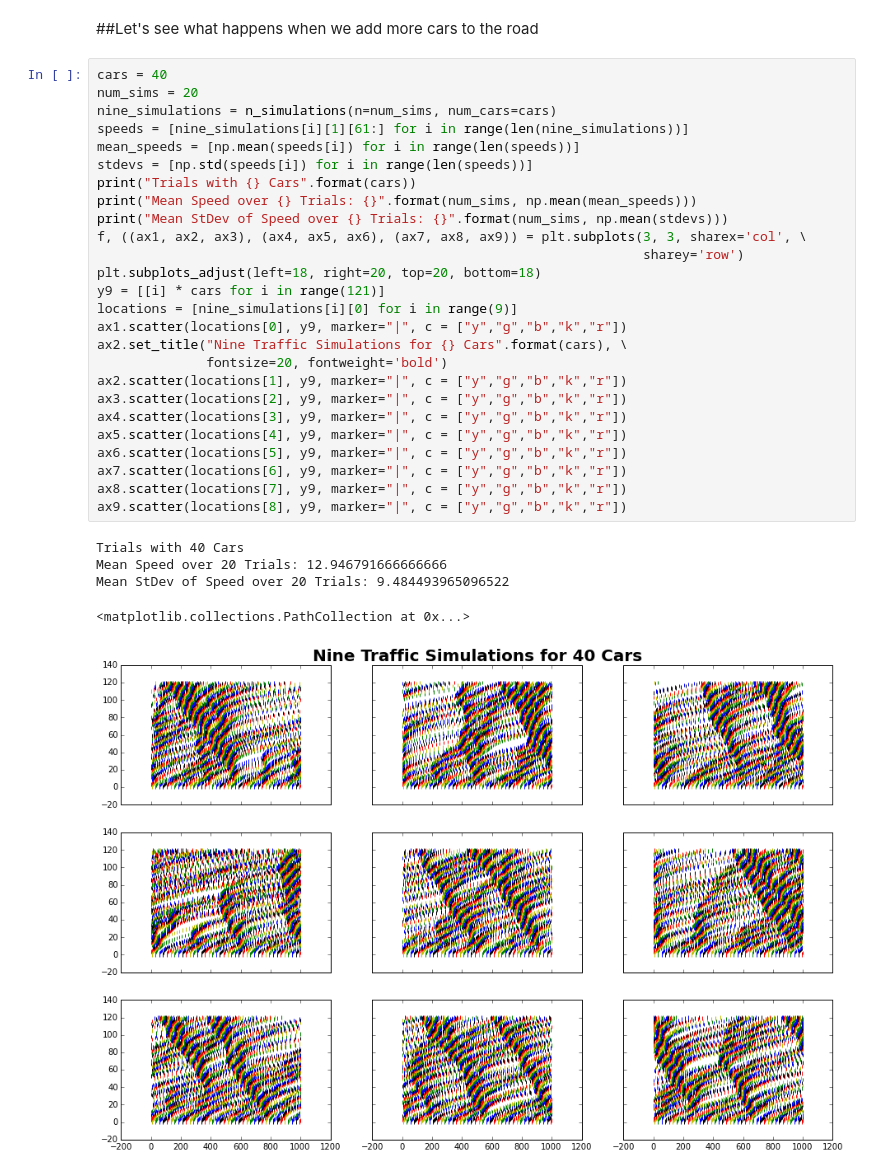
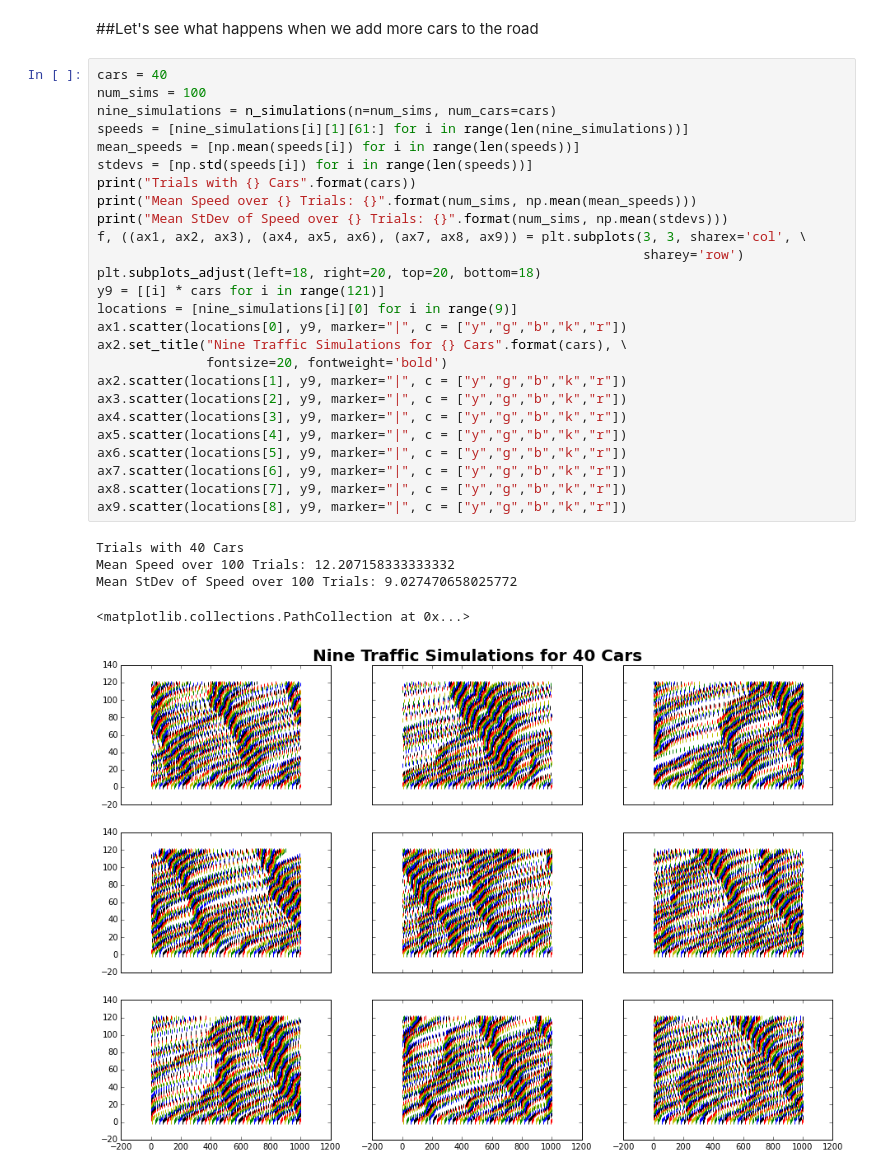
Before and after one commit to tiyd-python-2015-05/traffic-simulation, a Jupyter notebook: Traffic_Study.ipynb, the cells around one changed output. Drawn from its saved outputs; the diff is of its cells as text.

```diff
--- a/Traffic_Study.ipynb
+++ b/Traffic_Study.ipynb
@@ -224,33 +224,33 @@ plt.show()
 ##Let's see what happens when we add more cars to the road
 # %%
 cars = 40
-num_sims = 20
+num_sims = 100
 nine_simulations = n_simulations(n=num_sims, num_cars=cars)
 speeds = [nine_simulations[i][1][61:] for i in range(len(nine_simulations))]
 mean_speeds = [np.mean(speeds[i]) for i in range(len(speeds))]
 stdevs = [np.std(speeds[i]) for i in range(len(speeds))]
 print("Trials with {} Cars".format(cars))
 print("Mean Speed over {} Trials: {}".format(num_sims, np.mean(mean_speeds)))
 print("Mean StDev of Speed over {} Trials: {}".format(num_sims, np.mean(stdevs)))
 f, ((ax1, ax2, ax3), (ax4, ax5, ax6), (ax7, ax8, ax9)) = plt.subplots(3, 3, sharex='col', \
                                                                       sharey='row')
 plt.subplots_adjust(left=18, right=20, top=20, bottom=18)
 y9 = [[i] * cars for i in range(121)]
 locations = [nine_simulations[i][0] for i in range(9)]
 ax1.scatter(locations[0], y9, marker="|", c = ["y","g","b","k","r"])
 ax2.set_title("Nine Traffic Simulations for {} Cars".format(cars), \
               fontsize=20, fontweight='bold')
 ax2.scatter(locations[1], y9, marker="|", c = ["y","g","b","k","r"])
 ax3.scatter(locations[2], y9, marker="|", c = ["y","g","b","k","r"])
 ax4.scatter(locations[3], y9, marker="|", c = ["y","g","b","k","r"])
 ax5.scatter(locations[4], y9, marker="|", c = ["y","g","b","k","r"])
 ax6.scatter(locations[5], y9, marker="|", c = ["y","g","b","k","r"])
 ax7.scatter(locations[6], y9, marker="|", c = ["y","g","b","k","r"])
 ax8.scatter(locations[7], y9, marker="|", c = ["y","g","b","k","r"])
 ax9.scatter(locations[8], y9, marker="|", c = ["y","g","b","k","r"])
 # %% [output]
 Trials with 40 Cars
-Mean Speed over 20 Trials: 12.946791666666666
-Mean StDev of Speed over 20 Trials: 9.484493965096522
+Mean Speed over 100 Trials: 12.207158333333332
+Mean StDev of Speed over 100 Trials: 9.027470658025772
 <matplotlib.collections.PathCollection at 0x...>
-[figure, old version]
+[figure, new version]
```
Also changed, not shown: parts of 7 cells of this notebook.
